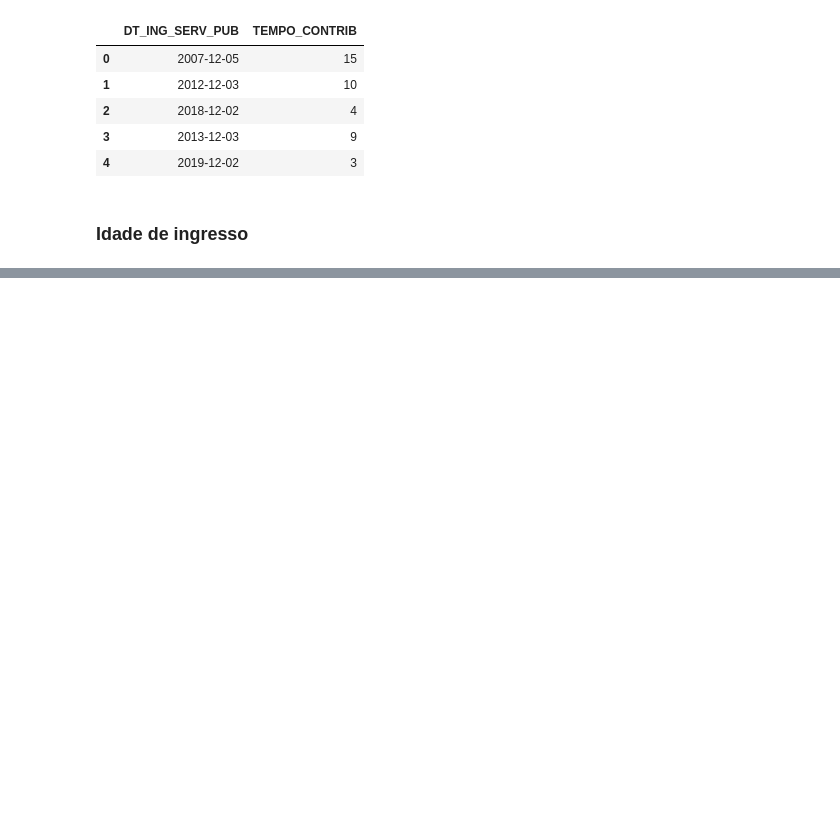
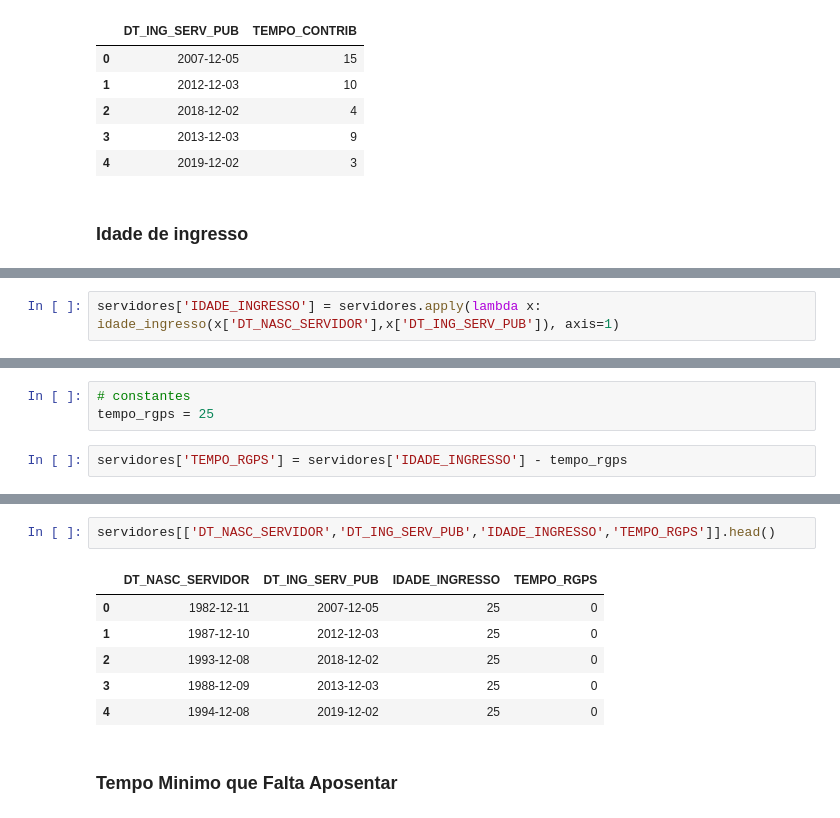
Before and after one commit to alexdesousapereira/CodigosTratamentoRPPS, a Jupyter notebook: PARTE2-CalculoDREAtuarial.ipynb, the cells around one changed output, grey strips where cells are left out. Drawn from its saved outputs; the diff is of its cells as text; blank space fills up the shorter version.

```diff
--- a/PARTE2-CalculoDREAtuarial.ipynb
+++ b/PARTE2-CalculoDREAtuarial.ipynb
@@ -583,0 +592,2 @@ def idade_ingresso(born):
+# %%
+servidores['IDADE_INGRESSO'] = servidores.apply(lambda x: idade_ingresso(x['DT_NASC_SERVIDOR'],x['DT_ING_SERV_PUB']), axis=1)
@@ -583,0 +605,5 @@ def idade_ingresso(born):
+# %%
+# constantes
+tempo_rgps = 25
+# %%
+servidores['TEMPO_RGPS'] = servidores['IDADE_INGRESSO'] - tempo_rgps
@@ -583,0 +619,11 @@ def idade_ingresso(born):
+# %%
+servidores[['DT_NASC_SERVIDOR','DT_ING_SERV_PUB','IDADE_INGRESSO','TEMPO_RGPS']].head()
+# %% [output]
+|  | DT_NASC_SERVIDOR | DT_ING_SERV_PUB | IDADE_INGRESSO | TEMPO_RGPS |
+| 0 | 1982-12-11 | 2007-12-05 | 25 | 0 |
+| 1 | 1987-12-10 | 2012-12-03 | 25 | 0 |
+| 2 | 1993-12-08 | 2018-12-02 | 25 | 0 |
+| 3 | 1988-12-09 | 2013-12-03 | 25 | 0 |
+| 4 | 1994-12-08 | 2019-12-02 | 25 | 0 |
+# %% [markdown]
+### Tempo Minimo que Falta Aposentar
```
Also changed, not shown: parts of 26 cells of this notebook.
